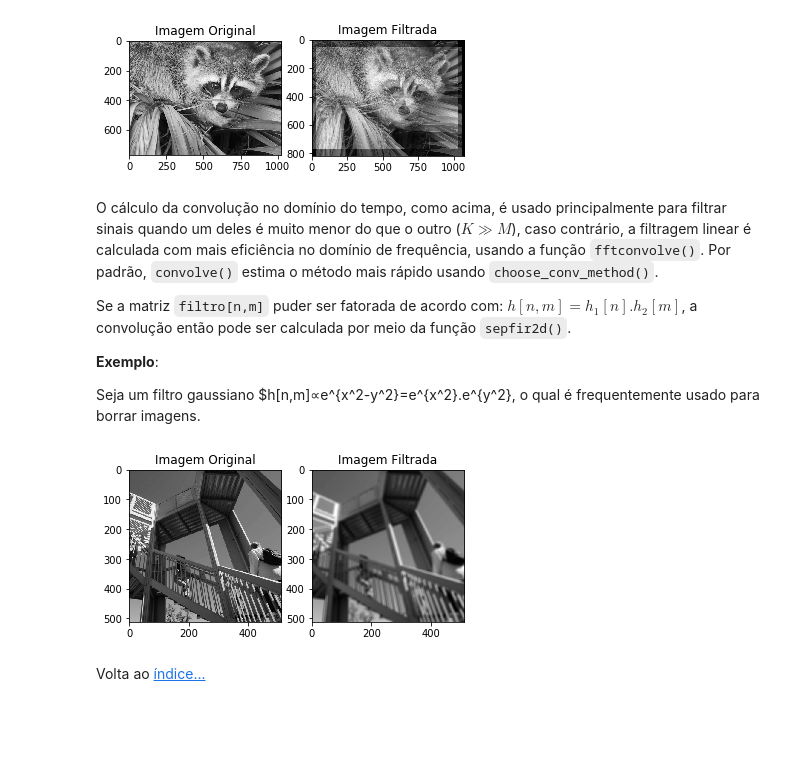
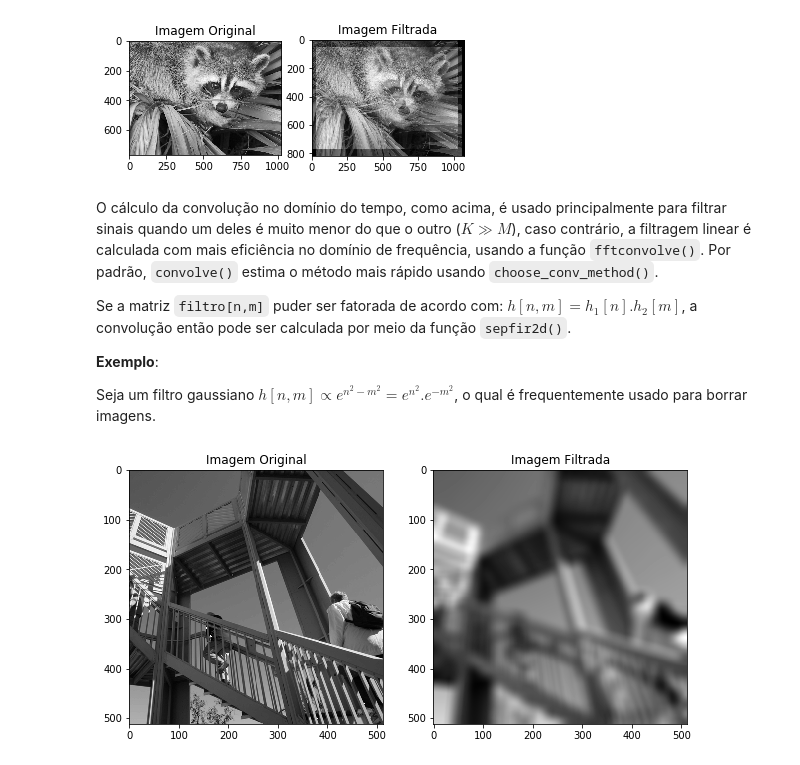
Before and after one commit to kaw19/python, a Jupyter notebook: notebooks/2_Packages/scipy.ipynb, the cells around one changed output. Cells and saved outputs as stored; diff of their text form; code cells hidden in the pictures; blank space fills up the shorter version.

```diff
--- a/notebooks/2_Packages/scipy.ipynb
+++ b/notebooks/2_Packages/scipy.ipynb
@@ -245,15 +247,14 @@ Se a matriz `filtro[n,m]` puder ser fatorada de acordo com:  $h[n,m]=h_1[n].h_2[
 
 **Exemplo**:
 
-Seja um filtro gaussiano $h[n,m]∝e^{x^2-y^2}=e^{x^2}.e^{y^2}, o qual é frequentemente usado para borrar imagens.
+Seja um filtro gaussiano $h[n,m]∝e^{n^2-m^2}=e^{n^2}.e^{-m^2}$, o qual é frequentemente usado para borrar imagens.
 # %%
 imagem = misc.ascent()
-filtro = signal.gaussian(10, 10.0)
+filtro = signal.gaussian(30, 10.0)
 imgnova = signal.sepfir2d(imagem, filtro, filtro)
+plt.figure(figsize=(10,8))
 plt.subplot(121); plt.imshow(imagem); plt.gray(); plt.title('Imagem Original')
 plt.subplot(122); plt.imshow(imgnova); plt.gray(); plt.title('Imagem Filtrada')
 plt.show()
 # %% [output]
-[figure, old version]
+[figure, new version]
-# %% [markdown]
-Volta ao [índice...](http:/notebooks/index.ipynb)
```
Also changed, not shown: parts of 10 cells of this notebook, 14 other files.
